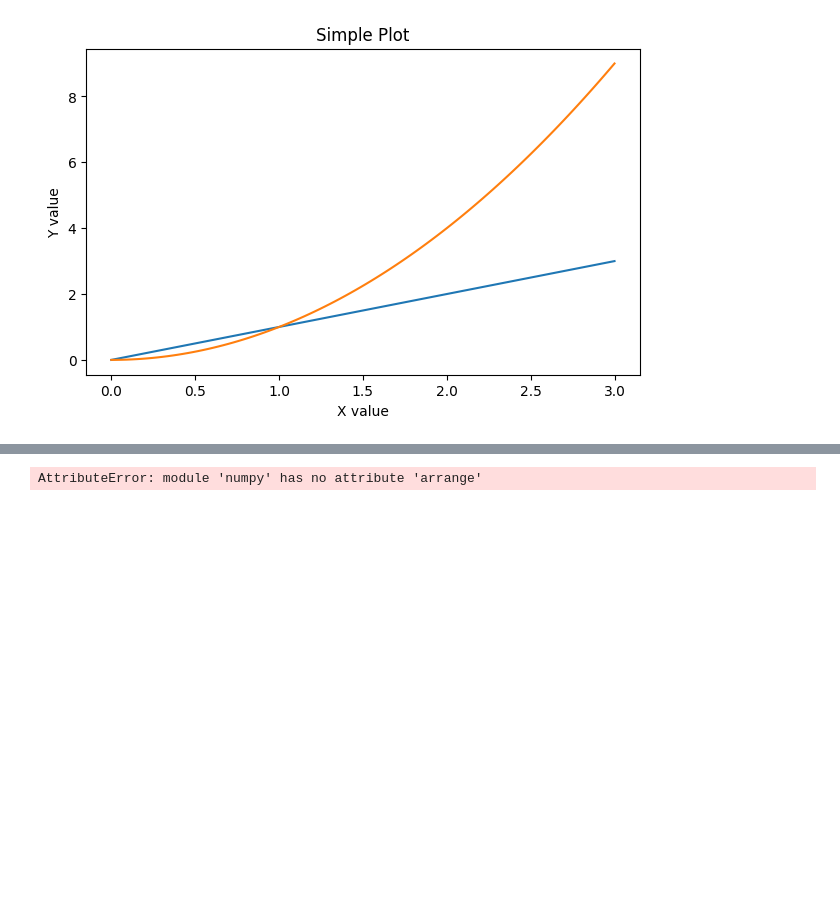
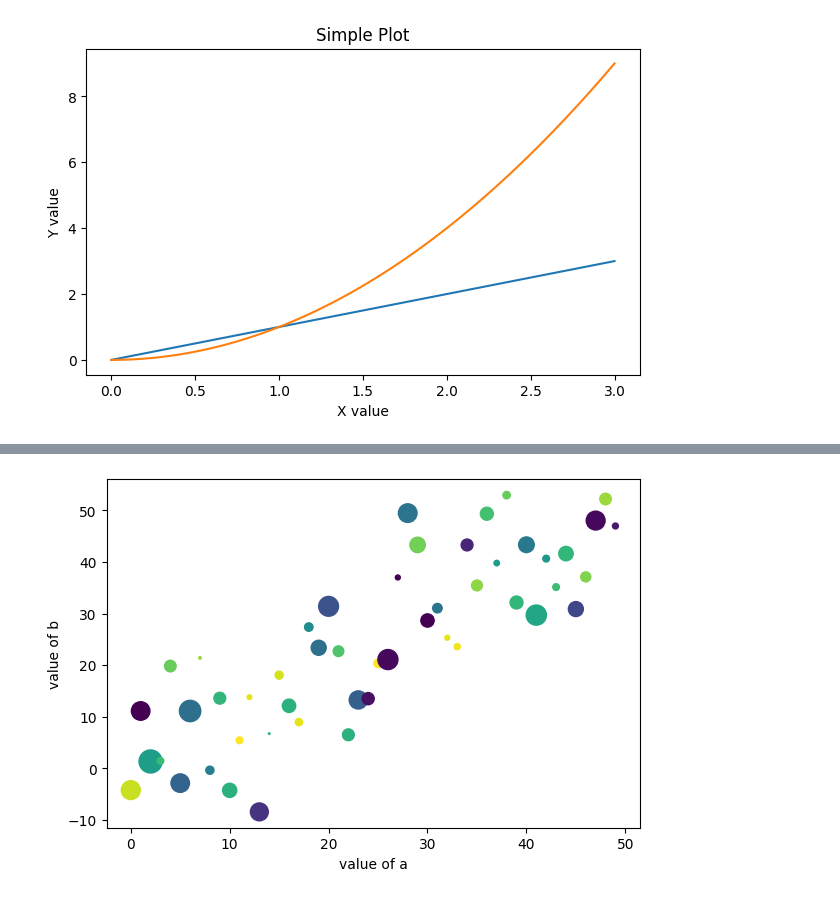
Before and after one commit to jaesgithub/ECON-323, a Jupyter notebook: February_3rd.ipynb, the cells around one changed output, grey strips where cells are left out. Drawn from its saved outputs; the diff is of its cells as text; code cells hidden in the pictures; blank space fills up the shorter version.

```diff
--- a/February_3rd.ipynb
+++ b/February_3rd.ipynb
@@ -31,12 +40,16 @@ plt.show()
 # %%
-from numpy.random.mtrand import randint
 np.random.seed(123)
-data = {'a' : np.arrange(50), # 50 integers from 0 to 49
-        'c' : np.random.randint(0, 50, 50), # 50 random integers from 0 to 49
-        'd' : np.random.randn(50)} # 50 normally dsitributed random values
+data = {'a': np.arange(50),    # 50 integers from 0 to 49
+        'c': np.random.randint(0, 50, 50),  # 50 random integers from 0 to 49
+        'd': np.random.randn(50)}     # 50 normally distributed random values
 data['b'] = data['a'] + 10 * np.random.randn(50)
 data['d'] = np.abs(data['d']) * 100
 
-ax.scatter('a', 'b', c = 'c', s = 'd', data = data)
+fig, ax = plt.subplots(figsize = (6,4), layout = 'constrained')
+ax.scatter('a', 'b', c = 'c', s ='d', data = data)
+# c = color of points and s = size of points
+ax.set_xlabel('value of a')
+ax.set_ylabel('value of b')
+plt.show()
 # %% [output]
-AttributeError: module 'numpy' has no attribute 'arrange'
+[figure, added]
```
Also changed, not shown: parts of 4 cells of this notebook.
